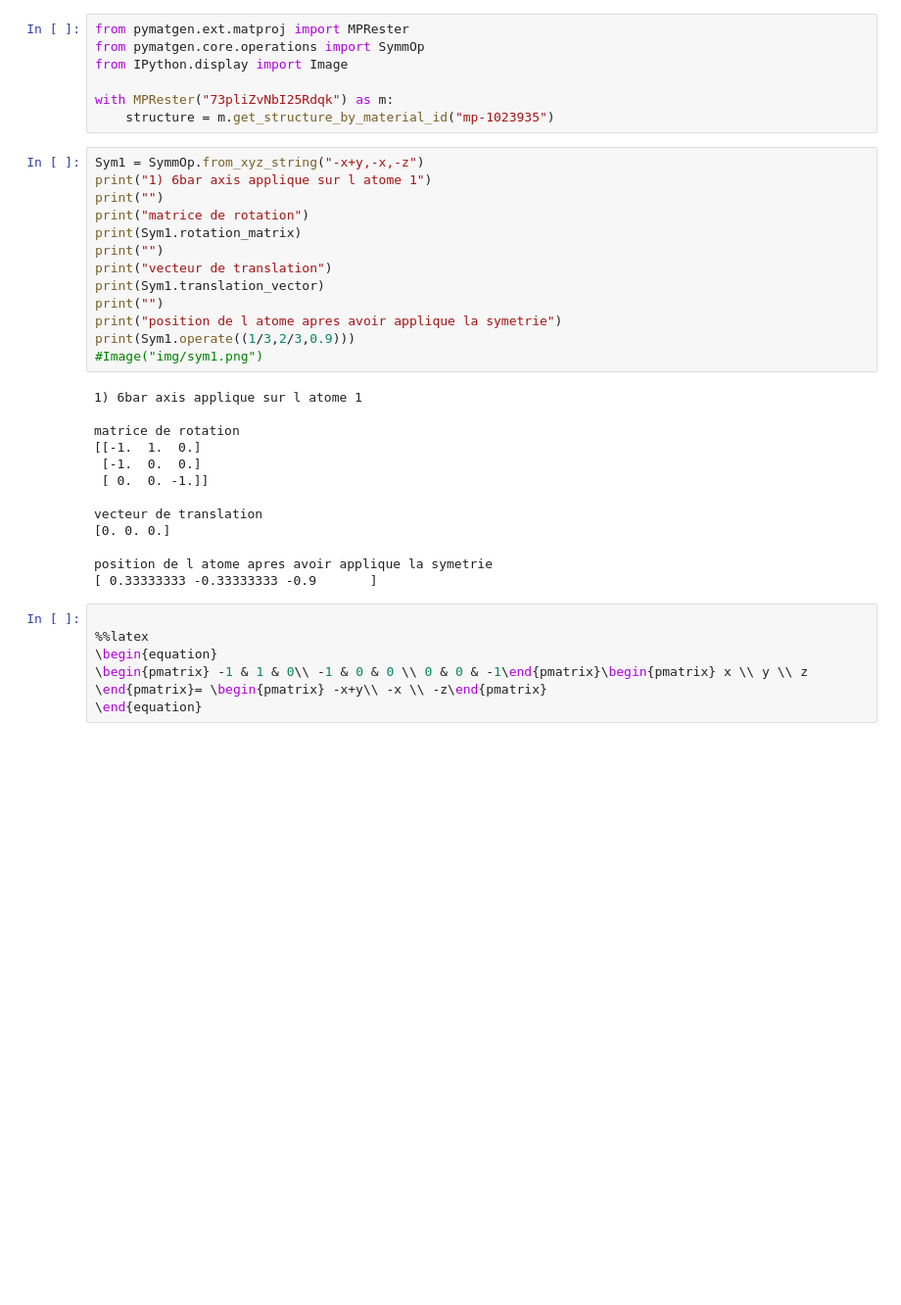
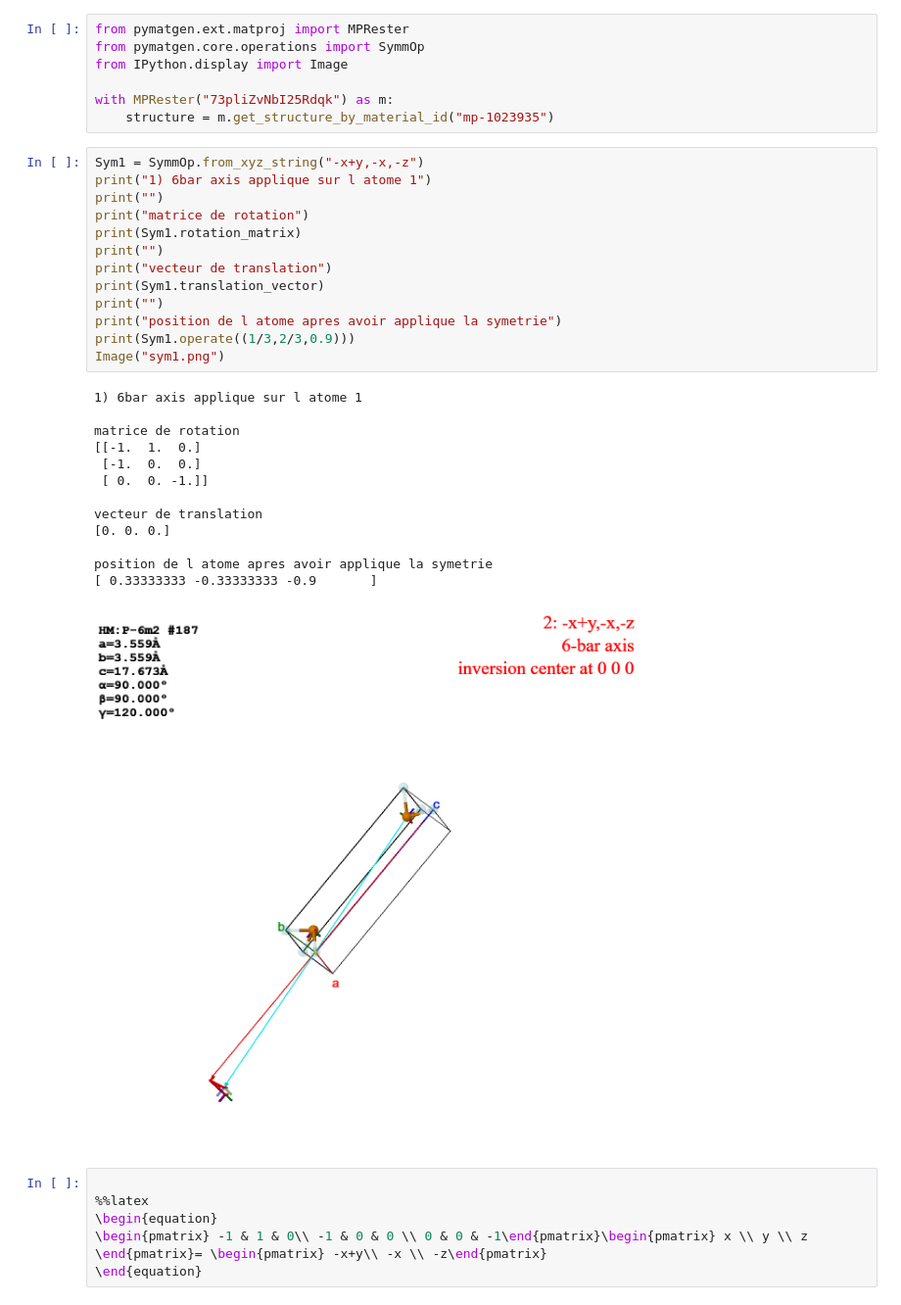
Before and after one commit to guiguilej/lmapr1492, a Jupyter notebook: symmetry.ipynb, the cells around one changed output. Shown at 98% size. Saved outputs shown, nothing was run; the diff lists cells and outputs as text; blank space fills up the shorter version.

```diff
--- a/symmetry.ipynb
+++ b/symmetry.ipynb
@@ -8,29 +8,30 @@ with MPRester("73pliZvNbI25Rdqk") as m:
 # %%
 Sym1 = SymmOp.from_xyz_string("-x+y,-x,-z")
 print("1) 6bar axis applique sur l atome 1")
 print("")
 print("matrice de rotation")
 print(Sym1.rotation_matrix)
 print("")
 print("vecteur de translation")
 print(Sym1.translation_vector)
 print("")
 print("position de l atome apres avoir applique la symetrie")
 print(Sym1.operate((1/3,2/3,0.9)))
-#Image("img/sym1.png")
+Image("sym1.png")
 # %% [output]
 1) 6bar axis applique sur l atome 1
 
 matrice de rotation
 [[-1.  1.  0.]
  [-1.  0.  0.]
  [ 0.  0. -1.]]
 
 vecteur de translation
 [0. 0. 0.]
 
 position de l atome apres avoir applique la symetrie
 [ 0.33333333 -0.33333333 -0.9       ]
+[figure, added]
 # %%
 
 %%latex
```
Also changed, not shown: parts of 2 cells of this notebook.
